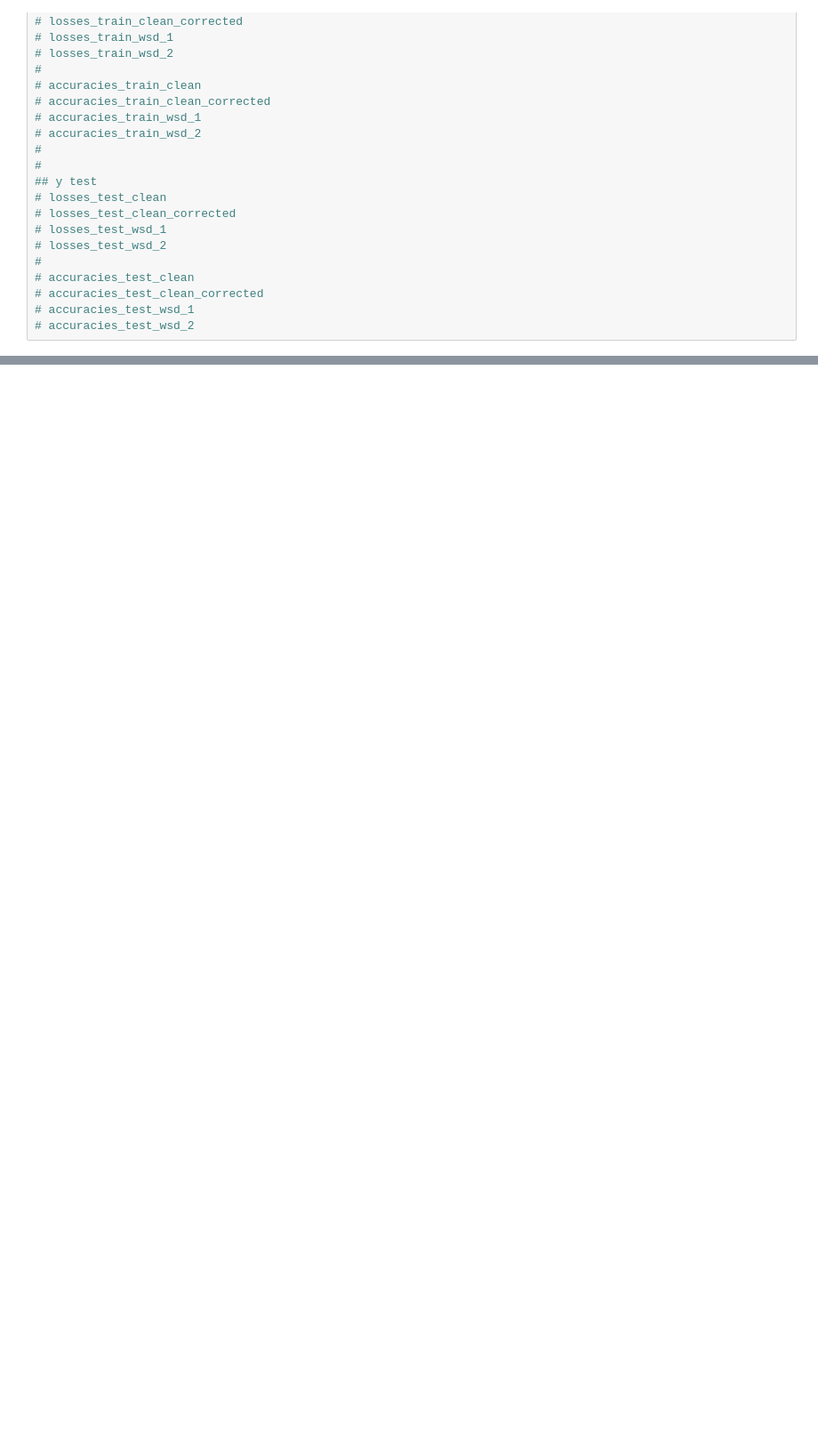
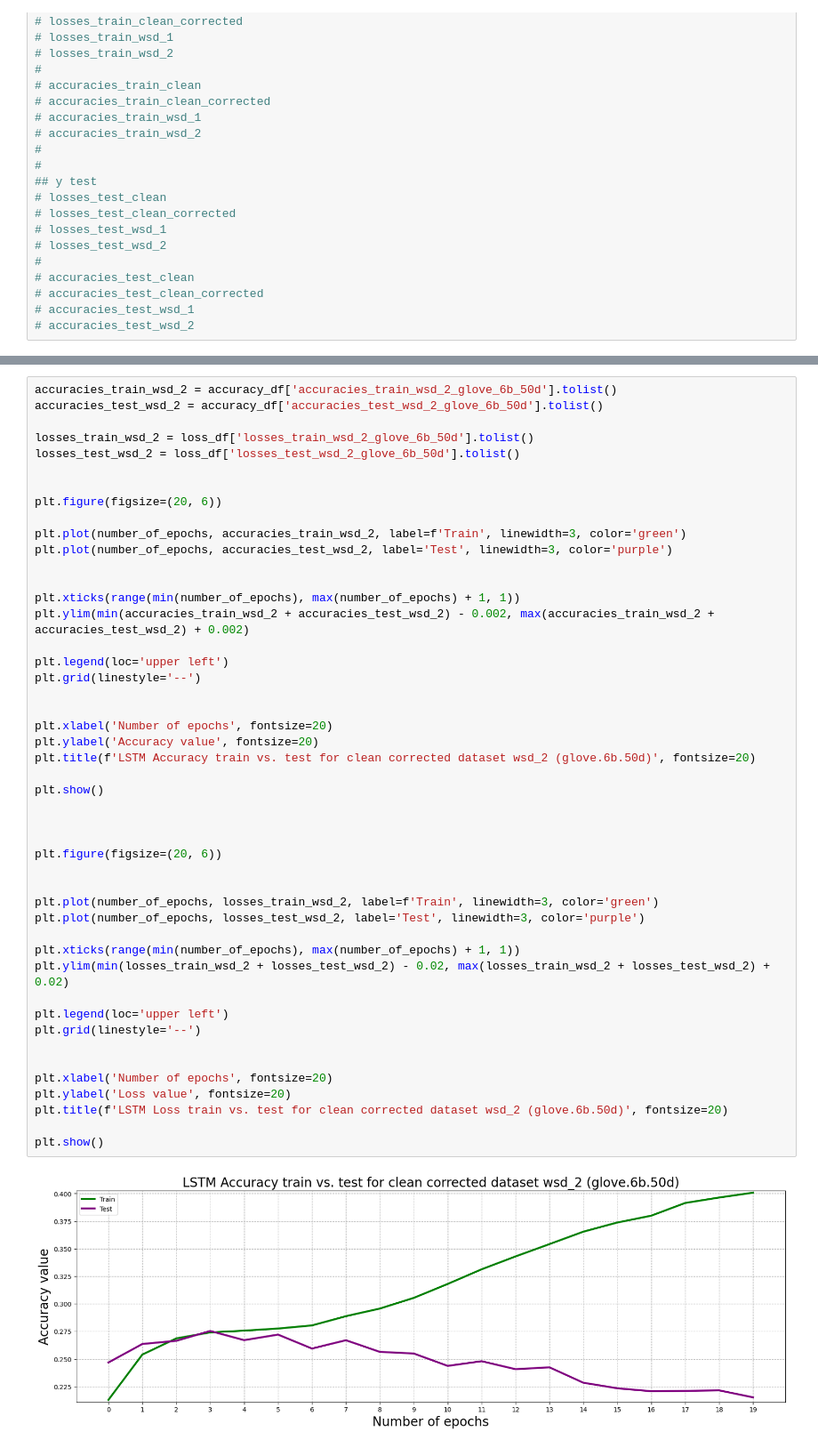
Before and after one commit to abobafett-dev/advanced-machine-learning-project-iu-2024, a Jupyter notebook: notebooks/test_lstm_gru.ipynb, the cells around one changed output, grey strips where cells are left out. Shown at 89% size. Drawn from its saved outputs; the diff is of its cells as text; blank space fills up the shorter version.

```diff
--- a/notebooks/test_lstm_gru.ipynb
+++ b/notebooks/test_lstm_gru.ipynb
@@ -912,0 +1062,49 @@ plt.show()
+# %%
+accuracies_train_wsd_2 = accuracy_df['accuracies_train_wsd_2_glove_6b_50d'].tolist()
+accuracies_test_wsd_2 = accuracy_df['accuracies_test_wsd_2_glove_6b_50d'].tolist()
+
+losses_train_wsd_2 = loss_df['losses_train_wsd_2_glove_6b_50d'].tolist()
+losses_test_wsd_2 = loss_df['losses_test_wsd_2_glove_6b_50d'].tolist()
+
+
+plt.figure(figsize=(20, 6))
+
+plt.plot(number_of_epochs, accuracies_train_wsd_2, label=f'Train', linewidth=3, color='green')
+plt.plot(number_of_epochs, accuracies_test_wsd_2, label='Test', linewidth=3, color='purple')
+
+
+plt.xticks(range(min(number_of_epochs), max(number_of_epochs) + 1, 1))
+plt.ylim(min(accuracies_train_wsd_2 + accuracies_test_wsd_2) - 0.002, max(accuracies_train_wsd_2 + accuracies_test_wsd_2) + 0.002)
+
+plt.legend(loc='upper left')
+plt.grid(linestyle='--')
+
+
+plt.xlabel('Number of epochs', fontsize=20)
+plt.ylabel('Accuracy value', fontsize=20)
+plt.title(f'LSTM Accuracy train vs. test for clean corrected dataset wsd_2 (glove.6b.50d)', fontsize=20)
+
+plt.show()
+
+
+
+plt.figure(figsize=(20, 6))
+
+
+plt.plot(number_of_epochs, losses_train_wsd_2, label=f'Train', linewidth=3, color='green')
+plt.plot(number_of_epochs, losses_test_wsd_2, label='Test', linewidth=3, color='purple')
+
+plt.xticks(range(min(number_of_epochs), max(number_of_epochs) + 1, 1))
+plt.ylim(min(losses_train_wsd_2 + losses_test_wsd_2) - 0.02, max(losses_train_wsd_2 + losses_test_wsd_2) + 0.02)
+
+plt.legend(loc='upper left')
+plt.grid(linestyle='--')
+
+
+plt.xlabel('Number of epochs', fontsize=20)
+plt.ylabel('Loss value', fontsize=20)
+plt.title(f'LSTM Loss train vs. test for clean corrected dataset wsd_2 (glove.6b.50d)', fontsize=20)
+
+plt.show()
+# %% [output]
+[figure, added]
```
Also changed, not shown: parts of 21 cells of this notebook, 1 other file.
